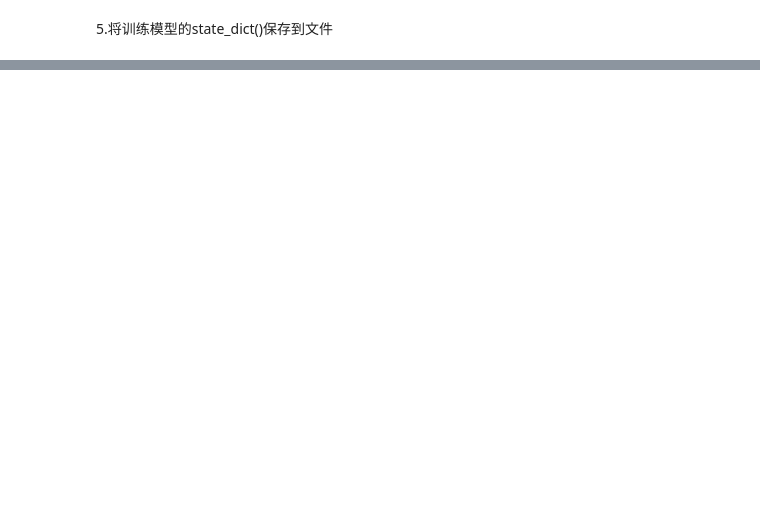
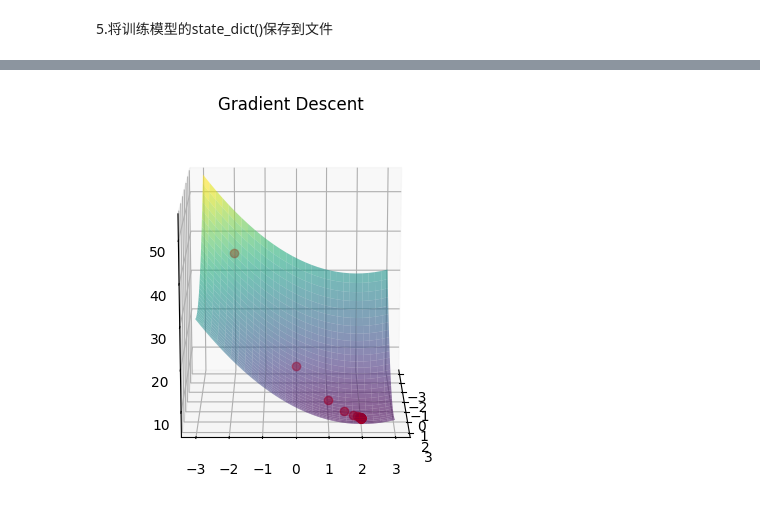
Before and after one commit to kanedc/Learning_Pytorch, a Jupyter notebook: 01_PyTorch_workflow.ipynb, the cells around one changed output, grey strips where cells are left out. Drawn from its saved outputs; the diff is of its cells as text; code cells hidden in the pictures; blank space fills up the shorter version.

```diff
--- a/01_PyTorch_workflow.ipynb
+++ b/01_PyTorch_workflow.ipynb
@@ -810,0 +780,66 @@ plot_predictions(predictions=y_preds_o.cpu())
+# %%
+#import the libraries
+from mpl_toolkits import mplot3d
+%matplotlib inline
+import numpy as np
+from sympy import symbols,lambdify,diff
+import matplotlib.pyplot as plt
+
+# Define the sympy symbols to be used in the function
+x = symbols('x')
+y = symbols('y')
+#Define the function in terms of x and y
+f1 = (x-2) ** 2 + (y-2)**2+5
+
+# Calculate the partial derivatives of f1 w.r.t. x and y
+f1x = diff(f1,x)
+f1y = diff(f1,y)
+
+# Define a function optimized for numpy array calculation
+# in sympy
+f = lambdify([x,y],f1,'numpy')
+
+# Define the x and y grid arrays
+x_grid = np.linspace(-3, 3, 30)
+y_grid = np.linspace(-3, 3, 30)
+# Create mesh grid for surface plot
+X, Y = np.meshgrid(x_grid,y_grid)
+
+#Define the surface function using the lambdify function
+Z = f(X,Y)
+
+#Select a start point
+x0,y0 = (-2,-2)
+#Initialize a list for storing the gradient descent points
+xlist = [x0]
+ylist = [y0]
+
+#Specify the learning rate
+lr=0.25
+
+#Perform gradient descent
+for i in range(100):
+    # Update the x and y values using the negative gradient values
+    grad_x = float(f1x.evalf(subs={x:x0,y:y0}))
+    grad_y = float(f1y.evalf(subs={x:x0,y:y0}))
+    x0 -= grad_x * lr
+    y0 -= grad_y * lr
+    # Append to the list to keep track of the points
+    xlist.append(float(x0))
+    ylist.append(float(y0))
+
+xarr = np.array(xlist,dtype='float64')
+yarr = np.array(ylist,dtype='float64')
+zlist = np.array(f(xarr, yarr), dtype='float64')
+
+#Plot the surface and points
+ax = plt.axes(projection='3d')
+ax.plot_surface(X, Y, Z, rstride=1, cstride=1,
+                cmap='viridis', edgecolor='none',alpha=0.6)
+# ax.plot(xlist,ylist,zlist,markerfacecolor='r', markeredgecolor='r', marker='o', markersize=10, alpha=0.6)
+ax.plot3D(xarr,yarr,zlist,'ro',markersize=6,alpha=0.6)
+ax.set_title('Gradient Descent');
+ax.set_box_aspect([1, 1, 1])
+ax.view_init(elev=15, azim=0)
+# %% [output]
+[figure, added]
```
Also changed, not shown: parts of 16 cells of this notebook.
